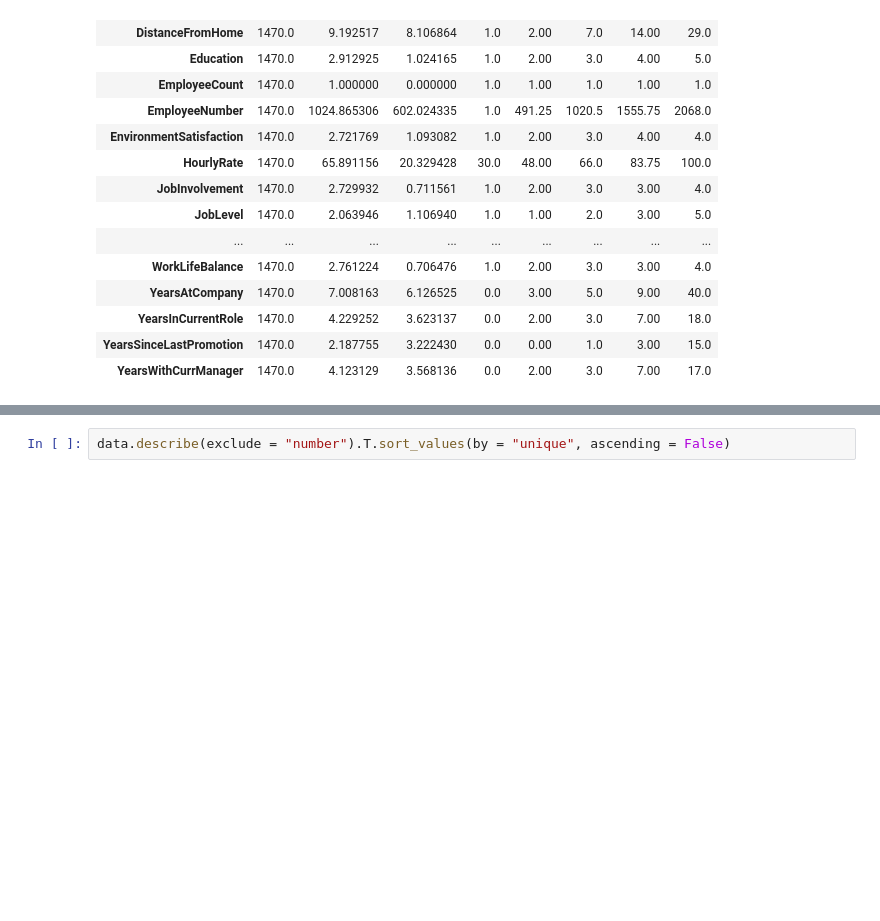
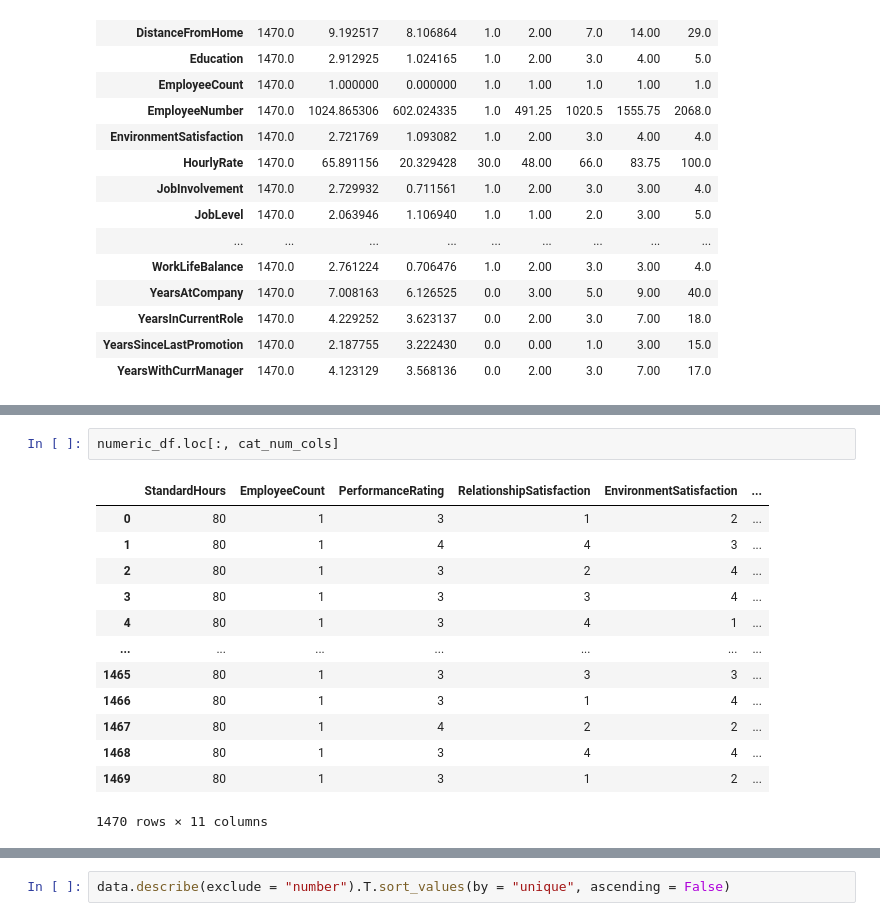
Before and after one commit to BenJMcCarty/IBM-Employee-Attrition-and-Performance, a Jupyter notebook: EDA_and_Cleaning.ipynb, the cells around one changed output, grey strips where cells are left out. Drawn from its saved outputs; the diff is of its cells as text; blank space fills up the shorter version.

```diff
--- a/EDA_and_Cleaning.ipynb
+++ b/EDA_and_Cleaning.ipynb
@@ -67,0 +120,16 @@ data.describe(include = "number").T
+# %%
+numeric_df.loc[:, cat_num_cols]
+# %% [output]
+|  | StandardHours | EmployeeCount | PerformanceRating | RelationshipSatisfaction | EnvironmentSatisfaction | ... |
+| 0 | 80 | 1 | 3 | 1 | 2 | ... |
+| 1 | 80 | 1 | 4 | 4 | 3 | ... |
+| 2 | 80 | 1 | 3 | 2 | 4 | ... |
+| 3 | 80 | 1 | 3 | 3 | 4 | ... |
+| 4 | 80 | 1 | 3 | 4 | 1 | ... |
+| ... | ... | ... | ... | ... | ... | ... |
+| 1465 | 80 | 1 | 3 | 3 | 3 | ... |
+| 1466 | 80 | 1 | 3 | 1 | 4 | ... |
+| 1467 | 80 | 1 | 4 | 2 | 2 | ... |
+| 1468 | 80 | 1 | 3 | 4 | 4 | ... |
+| 1469 | 80 | 1 | 3 | 1 | 2 | ... |
+1470 rows × 11 columns
```
Also changed, not shown: parts of 12 cells of this notebook.
